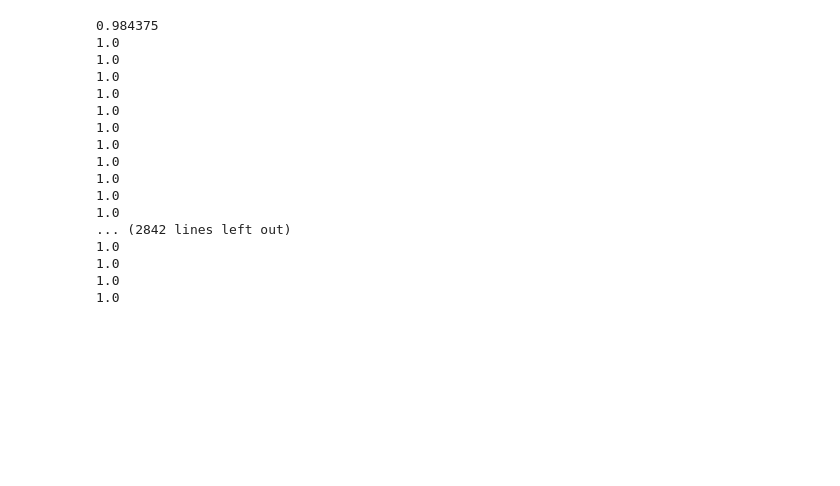
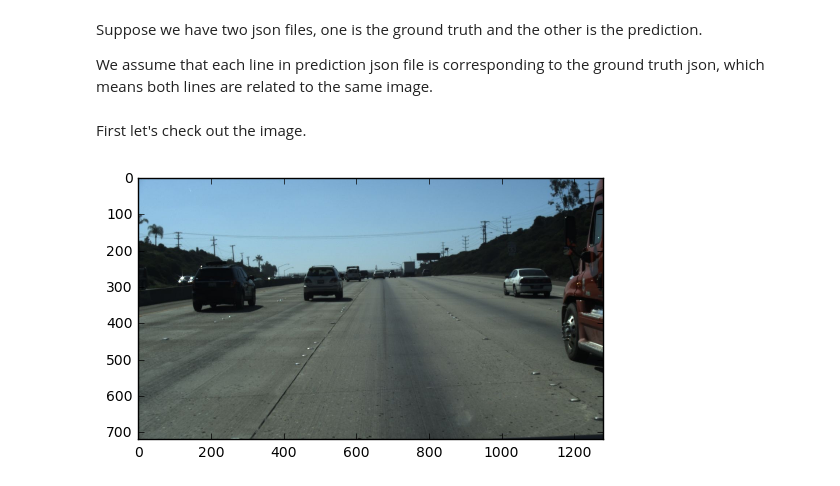
Before and after one commit to TuSimple/tusimple-benchmark, a Jupyter notebook: example/lane_demo.ipynb, the cells around one changed output. Cells and saved outputs as stored; diff of their text form; code cells hidden in the pictures; blank space fills up the shorter version.

Commit message:
lane demo notebook

```diff
--- a/example/lane_demo.ipynb
+++ b/example/lane_demo.ipynb
@@ -7,28 +10,22 @@ from evaluate.lane import LaneEval
+# %% [markdown]
+Suppose we have two json files, one is the ground truth and the other is the prediction.
+
+We assume that each line in prediction json file is corresponding to the ground truth json,
+which means both lines are related to the same image.
 # %%
 json_pred = [json.loads(line) for line in open('pred.json').readlines()]
 json_gt = [json.loads(line) for line in open('label_data.json')]
 # %%
-for pred, gt in zip(json_pred, json_gt):
-    pred_lanes = pred['lanes']
-    np.random.shuffle(pred_lanes)
-    gt_lanes = gt['lanes']
-    y_samples = gt['h_samples']
-    print LaneEval.accuracy(pred_lanes, gt_lanes, y_samples)
+pred, gt = json_pred[0], json_gt[0]
+pred_lanes = pred['lanes']
+gt_lanes = gt['lanes']
+y_samples = gt['h_samples']
+raw_file = gt['raw_file']
-# %% [output]
-0.984375
-1.0
-1.0
-1.0
-1.0
-1.0
-1.0
-1.0
-1.0
-1.0
-1.0
-1.0
-... (2842 lines left out)
-1.0
-1.0
-1.0
-1.0
+# %% [markdown]
+First let's check out the image.
+# %%
+img = plt.imread(raw_file)
+plt.imshow(img)
+plt.show()
+# %% [output]
+[figure, added]
```
Also changed, not shown: parts of 5 cells of this notebook, 1 other file.
